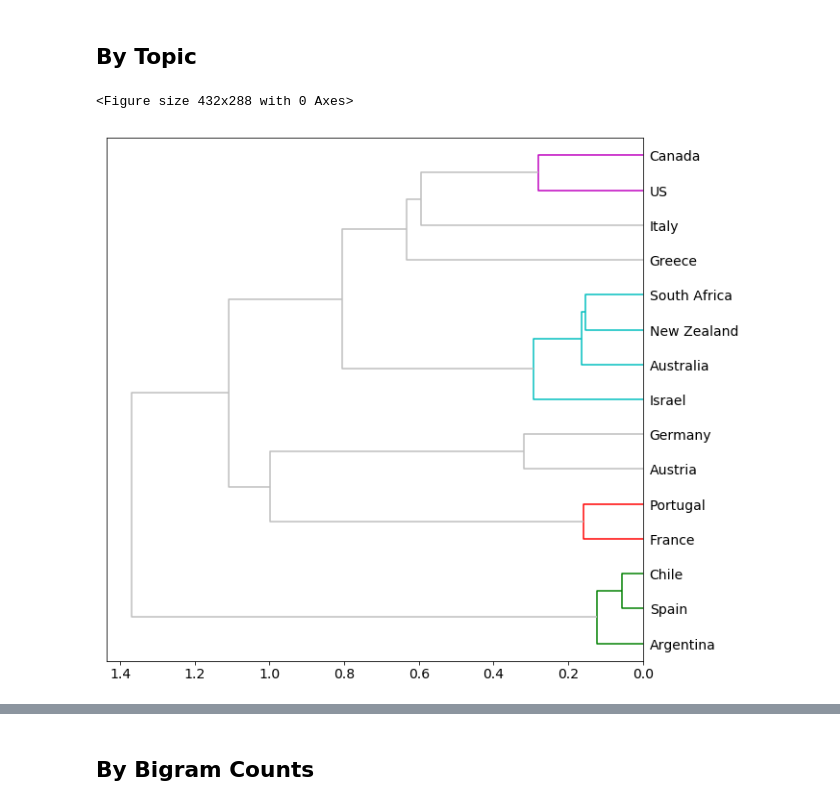
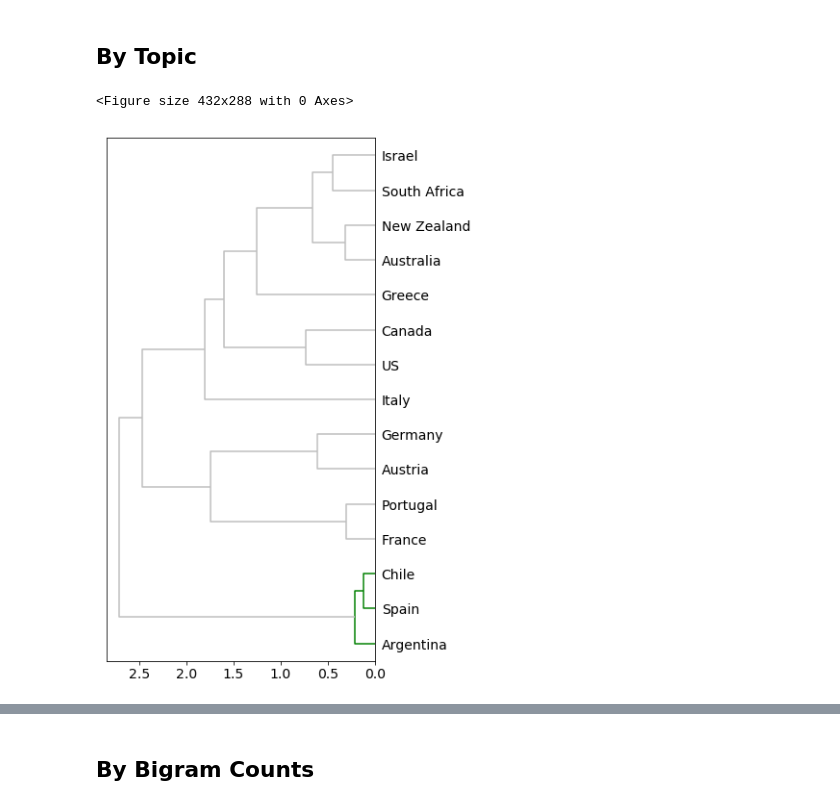
Before and after one commit to ontoligent-design/vinoveritas, a Jupyter notebook: 03 Clustering Nations.ipynb, the cells around one changed output, grey strips where cells are left out. Cells and saved outputs as stored; diff of their text form; code cells hidden in the pictures.

```diff
--- a/03 Clustering Nations.ipynb
+++ b/03 Clustering Nations.ipynb
@@ -111,7 +114,7 @@ M = mdb.get_table('topicdoc_label_matrix')
 # %%
 M = M.set_index('doc_group')
 # %%
-hca(M.loc[TOPS], figsize=(10,10))
+hca(M.loc[TOPS], dist_metric='cityblock', figsize=(5,10))
 # %% [output]
 <Figure size 432x288 with 0 Axes>
-[figure, old version]
+[figure, new version]
```
Also changed, not shown: parts of 62 cells of this notebook, 1 other file.
